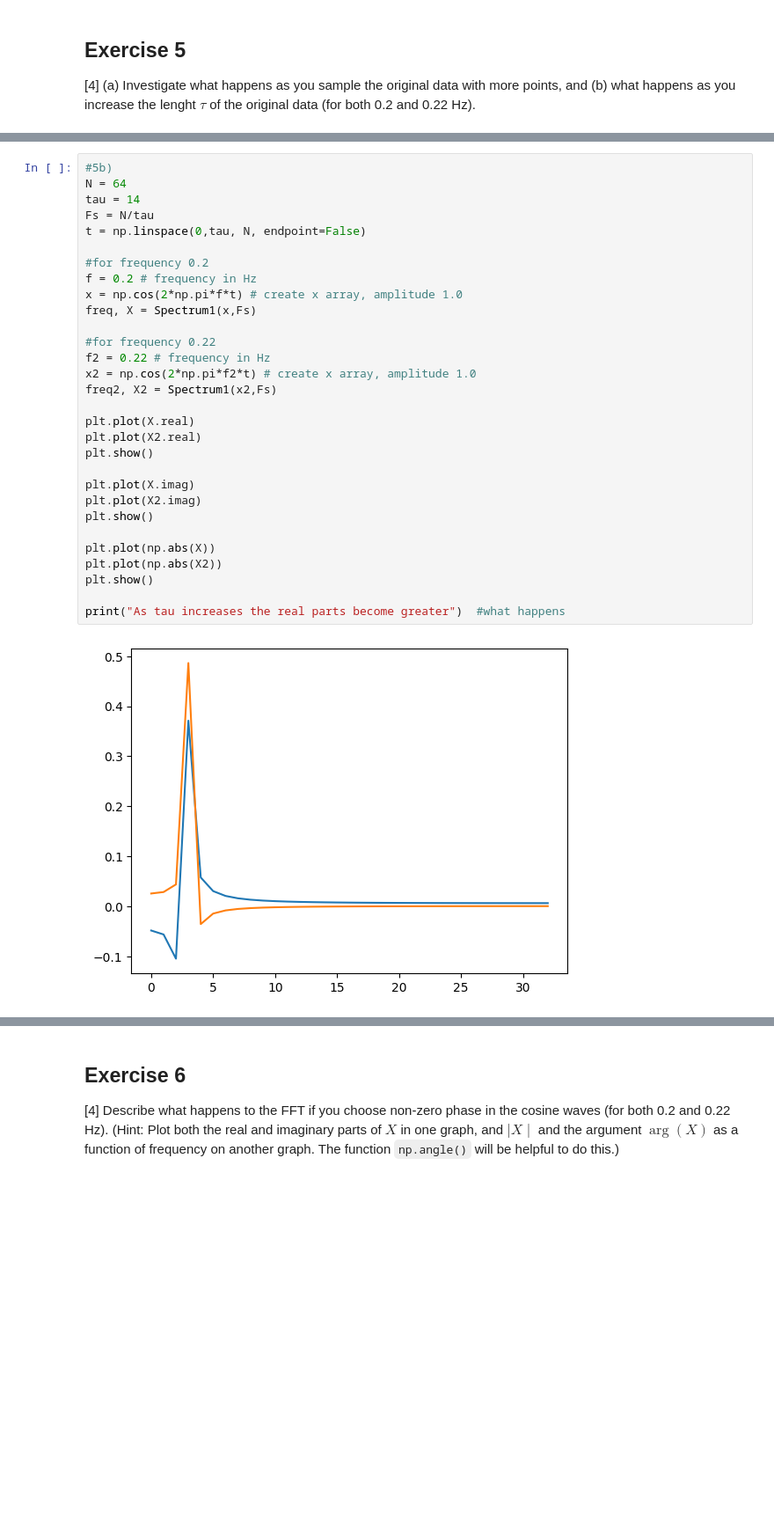
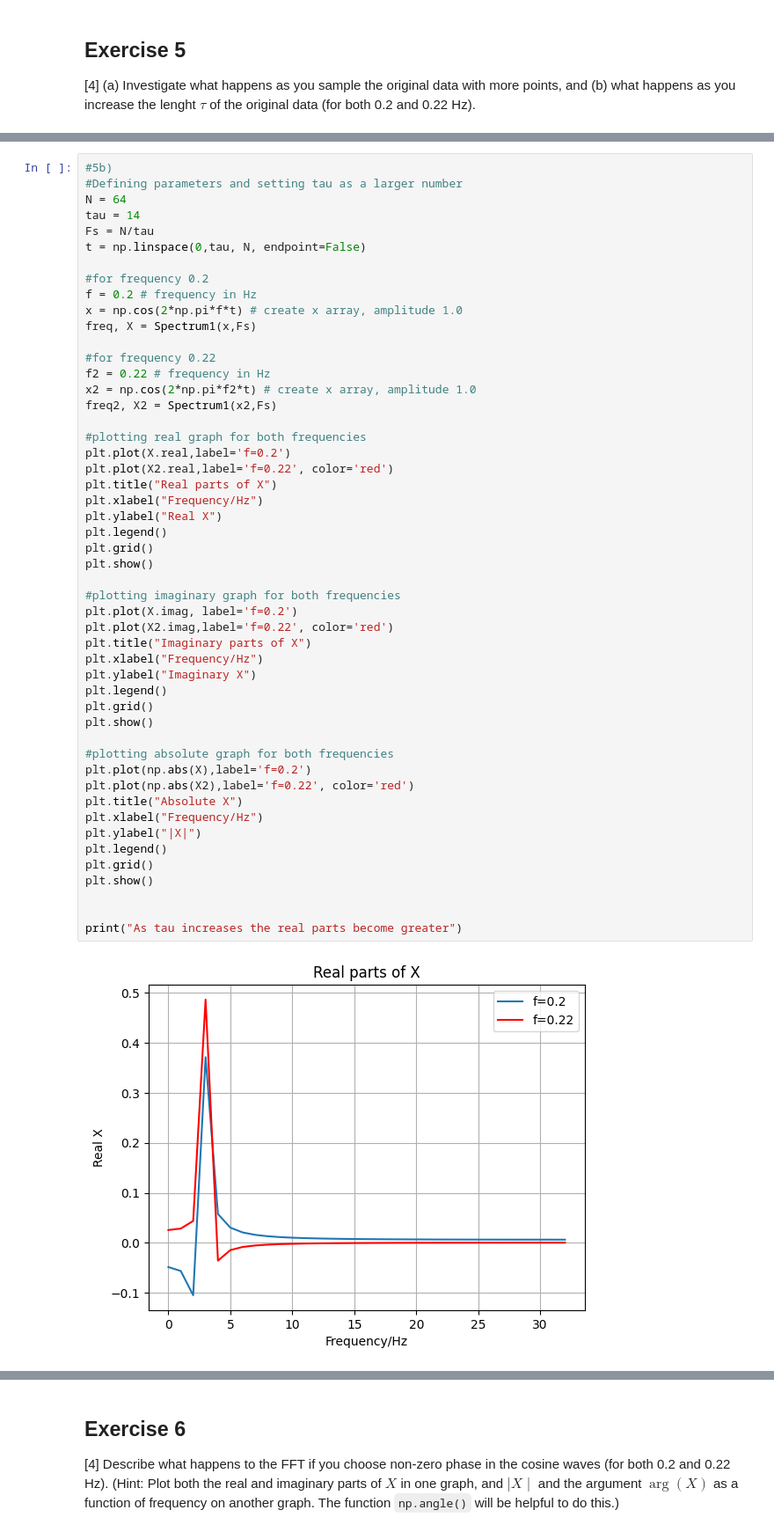
Before and after one commit to PX2145-2025/week-10-b-beckylorden, a Jupyter notebook: FFT.ipynb, the cells around one changed output, grey strips where cells are left out. Shown: that part at 88% size. Drawn from its saved outputs; the diff is of its cells as text; blank space fills up the shorter version.

```diff
--- a/FFT.ipynb
+++ b/FFT.ipynb
@@ -534,33 +534,53 @@ print("As N increases the signal getss thinner - singles down to a point")
 As N increases the signal getss thinner - singles down to a point
 # %%
 #5b)
+#Defining parameters and setting tau as a larger number
 N = 64
 tau = 14
 Fs = N/tau
 t = np.linspace(0,tau, N, endpoint=False)
 
 #for frequency 0.2
 f = 0.2 # frequency in Hz
 x = np.cos(2*np.pi*f*t) # create x array, amplitude 1.0
 freq, X = Spectrum1(x,Fs)
 
 #for frequency 0.22
 f2 = 0.22 # frequency in Hz
 x2 = np.cos(2*np.pi*f2*t) # create x array, amplitude 1.0
 freq2, X2 = Spectrum1(x2,Fs)
 
-plt.plot(X.real)
-plt.plot(X2.real)
+#plotting real graph for both frequencies
+plt.plot(X.real,label='f=0.2')
+plt.plot(X2.real,label='f=0.22', color='red')
+plt.title("Real parts of X")
+plt.xlabel("Frequency/Hz")
+plt.ylabel("Real X")
+plt.legend()
+plt.grid()
 plt.show()
 
-plt.plot(X.imag)
-plt.plot(X2.imag)
+#plotting imaginary graph for both frequencies
+plt.plot(X.imag, label='f=0.2')
+plt.plot(X2.imag,label='f=0.22', color='red')
+plt.title("Imaginary parts of X")
+plt.xlabel("Frequency/Hz")
+plt.ylabel("Imaginary X")
+plt.legend()
+plt.grid()
 plt.show()
 
-plt.plot(np.abs(X))
-plt.plot(np.abs(X2))
+#plotting absolute graph for both frequencies
+plt.plot(np.abs(X),label='f=0.2')
+plt.plot(np.abs(X2),label='f=0.22', color='red')
+plt.title("Absolute X")
+plt.xlabel("Frequency/Hz")
+plt.ylabel("|X|")
+plt.legend()
+plt.grid()
 plt.show()
 
-print("As tau increases the real parts become greater")  #what happens
+
+print("As tau increases the real parts become greater")
 # %% [output]
-[figure, old version]
+[figure, new version]
```
Also changed, not shown: parts of 5 cells of this notebook.
